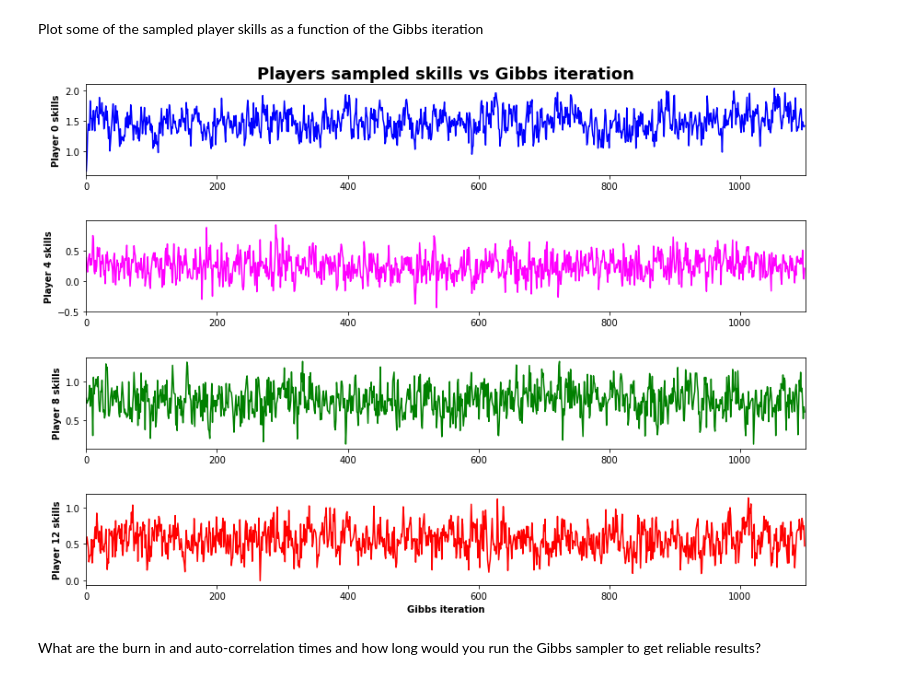
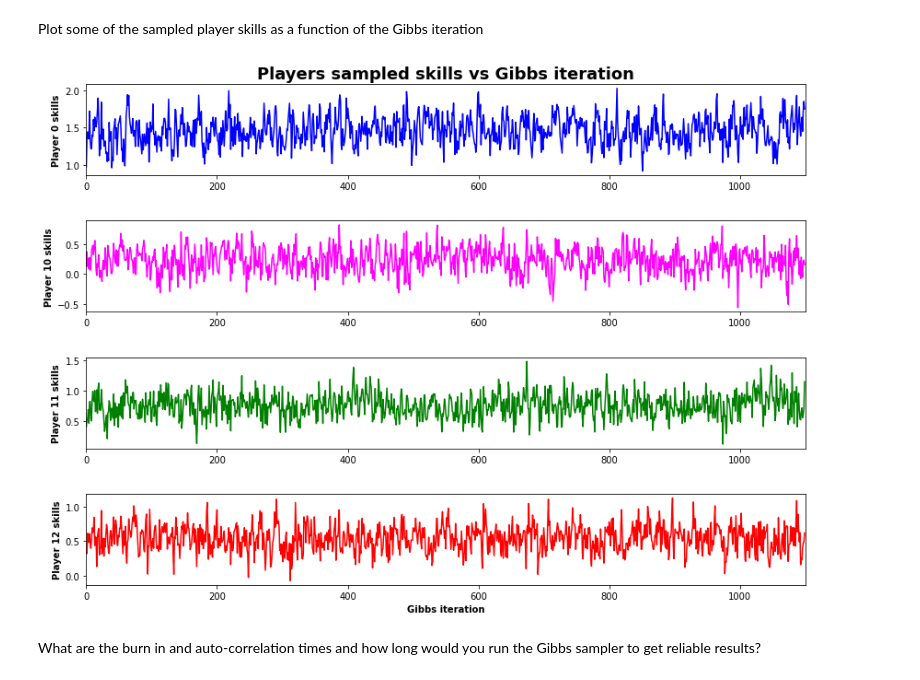
Before and after one commit to AlejandroSantorum/MPhil_MLMI_Cambridge, a Jupyter notebook: 4F13-Probabilistic_Machine_Learning/Lab/lab2/code/coursework2.ipynb, the cells around one changed output. Drawn from its saved outputs; the diff is of its cells as text; code cells hidden in the pictures.

```diff
--- a/4F13-Probabilistic_Machine_Learning/Lab/lab2/code/coursework2.ipynb
+++ b/4F13-Probabilistic_Machine_Learning/Lab/lab2/code/coursework2.ipynb
@@ -94,9 +97,9 @@ def plot_sampled_skills(skill_samples, player_list, add_mean_std=False):
         axes
         axes[i].set_ylabel("Player "+str(player_list[i])+" skills", fontweight="bold")
 # %%
-plot_sampled_skills(skill_samples, [0, 4, 8, 12])
+plot_sampled_skills(skill_samples, [0, 10, 11, 12])
 # %% [output]
-[figure, old version]
+[figure, new version]
 # %% [markdown]
 What are the burn in and auto-correlation times and how long would you run the Gibbs sampler to get reliable results?
 # %%
```
Also changed, not shown: parts of 39 cells of this notebook, 3 other files.
